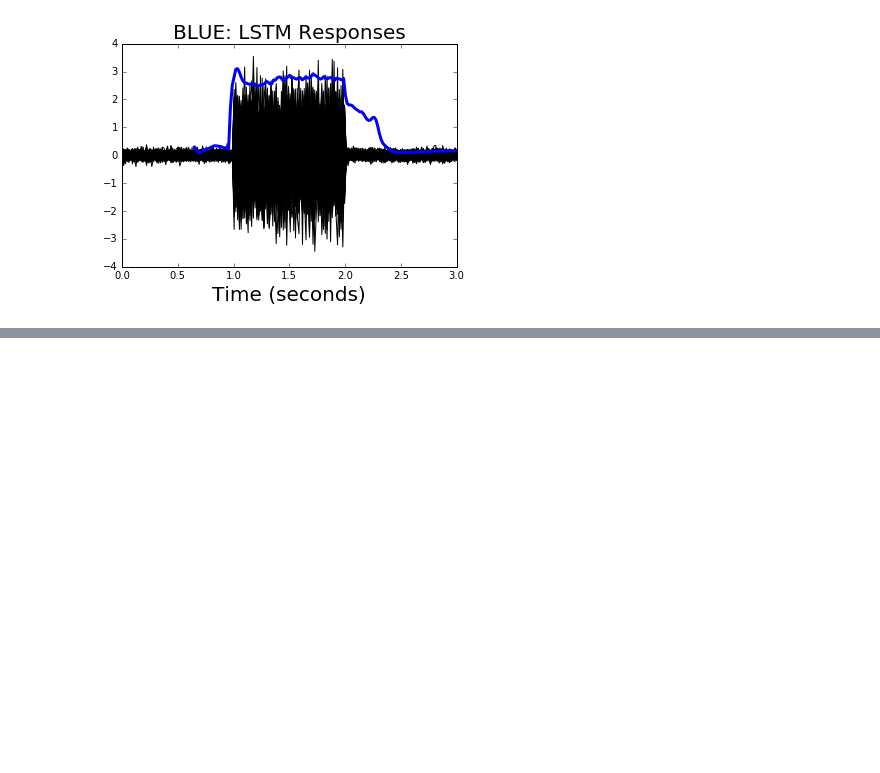
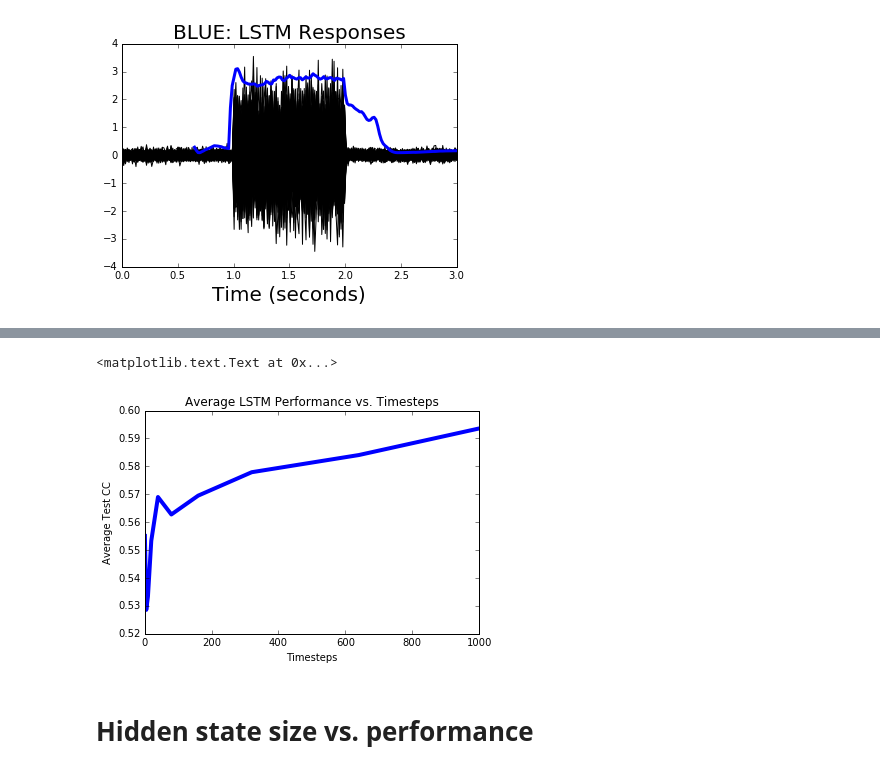
Before and after one commit to baccuslab/deep-retina, a Jupyter notebook: notebooks/LSTM_visualizations/LSTM visualizations.ipynb, the cells around one changed output, grey strips where cells are left out. Saved outputs shown, nothing was run; the diff lists cells and outputs as text; code cells hidden in the pictures; blank space fills up the shorter version.

```diff
--- a/notebooks/LSTM_visualizations/LSTM visualizations.ipynb
+++ b/notebooks/LSTM_visualizations/LSTM visualizations.ipynb
@@ -434,0 +488,11 @@ plt.title('BLUE: LSTM Responses', fontsize=20)
+# %%
+averagetestcc = [0.555089844, 0.528577067, 0.53330956, 0.553330909, 0.569026652, 0.562773196, 0.569516936, 0.577916176, 0.58407209, 0.593615901]
+plt.plot(timesteps, averagetestcc, linewidth=4.0)
+plt.xlabel("Timesteps")
+plt.ylabel("Average Test CC")
+plt.title("Average LSTM Performance vs. Timesteps")
+# %% [output]
+<matplotlib.text.Text at 0x...>
+[figure, added]
+# %% [markdown]
+# Hidden state size vs. performance
```
Also changed, not shown: parts of 13 cells of this notebook, 3 other files.
